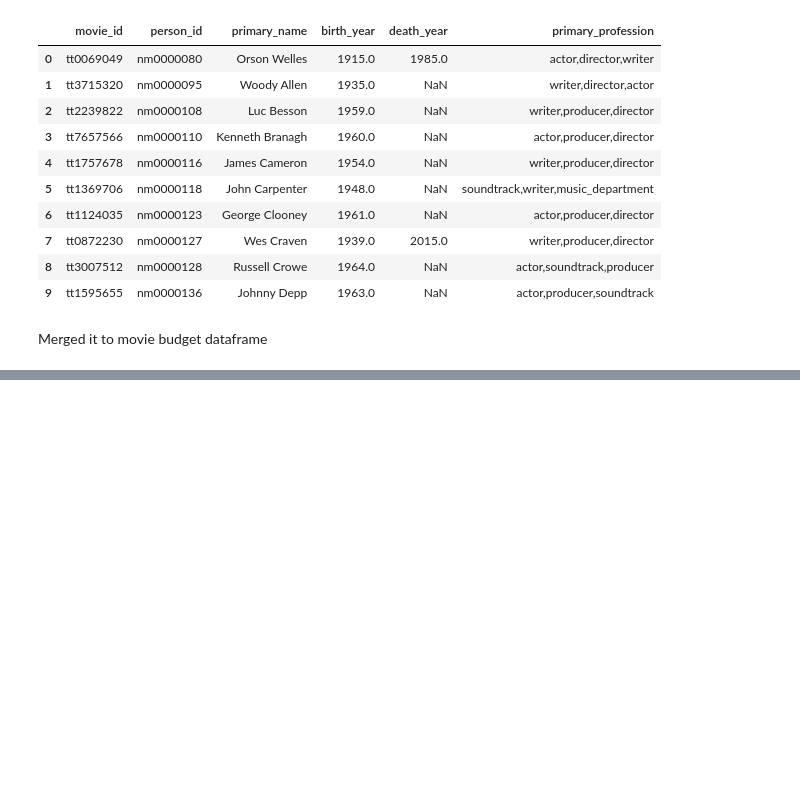
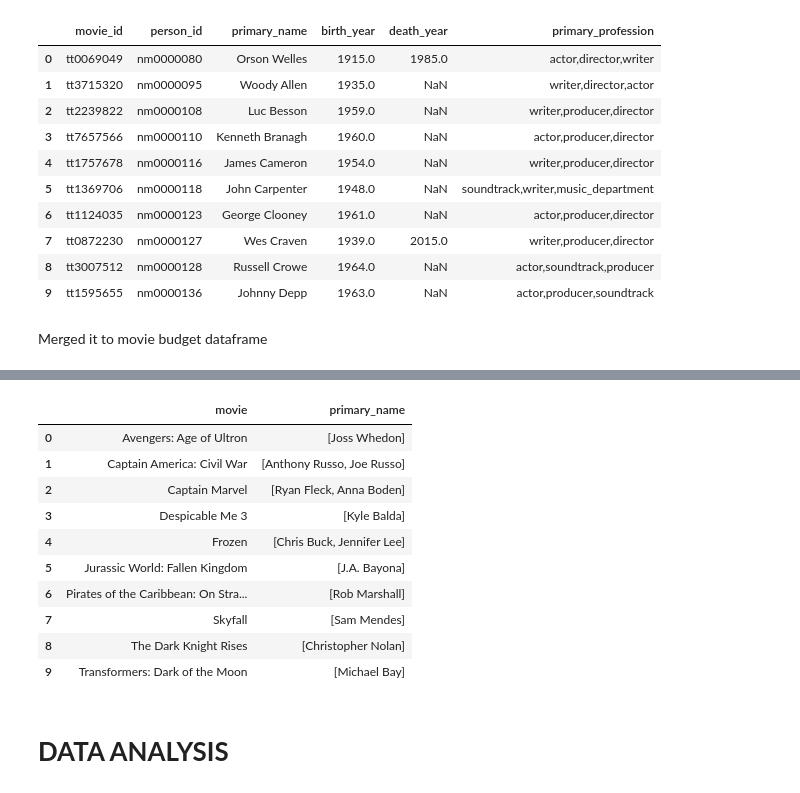
Before and after one commit to GraceRotich/project1-phaseone, a Jupyter notebook: student.ipynb, the cells around one changed output, grey strips where cells are left out. Drawn from its saved outputs; the diff is of its cells as text; code cells hidden in the pictures; blank space fills up the shorter version.

Commit message:
Sort the merged dataframe to get top 10 directors and End data presentation

```diff
--- a/student.ipynb
+++ b/student.ipynb
@@ -381,3 +381,21 @@ movie_budgets.head()
 | 2 | Frozen | 150000000.0 | 400738009.0 | 1.272470e+09 | 2013 | tt2294629 | Adventure,Animation,Comedy | ... |
 | 3 | Frozen | 150000000.0 | 400738009.0 | 1.272470e+09 | 2013 | tt2294629 | Adventure,Animation,Comedy | ... |
 | 4 | Captain America: Civil War | 250000000.0 | 408084349.0 | 1.140069e+09 | 2016 | tt3498820 | Action,Adventure,Sci-Fi | ... |
+# %%
+top_10_directors = movie_budgets.loc[:12,['movie','primary_name']]
+top_10_directors = top_10_directors.groupby('movie')['primary_name'].agg(list).reset_index()
+top_10_directors
+# %% [output]
+|  | movie | primary_name |
+| 0 | Avengers: Age of Ultron | [Joss Whedon] |
+| 1 | Captain America: Civil War | [Anthony Russo, Joe Russo] |
+| 2 | Captain Marvel | [Ryan Fleck, Anna Boden] |
+| 3 | Despicable Me 3 | [Kyle Balda] |
+| 4 | Frozen | [Chris Buck, Jennifer Lee] |
+| 5 | Jurassic World: Fallen Kingdom | [J.A. Bayona] |
+| 6 | Pirates of the Caribbean: On Stra... | [Rob Marshall] |
+| 7 | Skyfall | [Sam Mendes] |
+| 8 | The Dark Knight Rises | [Christopher Nolan] |
+| 9 | Transformers: Dark of the Moon | [Michael Bay] |
+# %% [markdown]
+# **DATA ANALYSIS**
```
Also changed, not shown: parts of 1 cell of this notebook, 1 other file.
